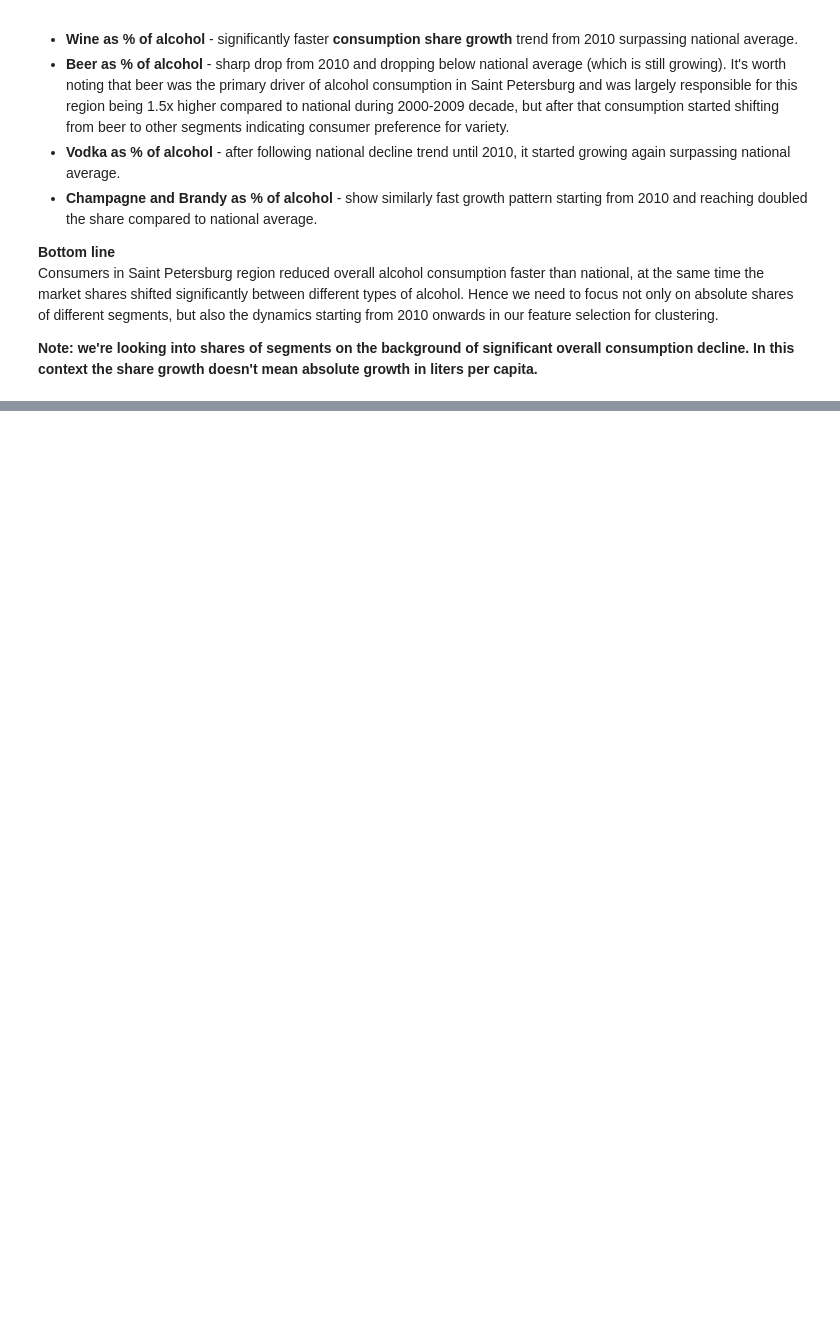
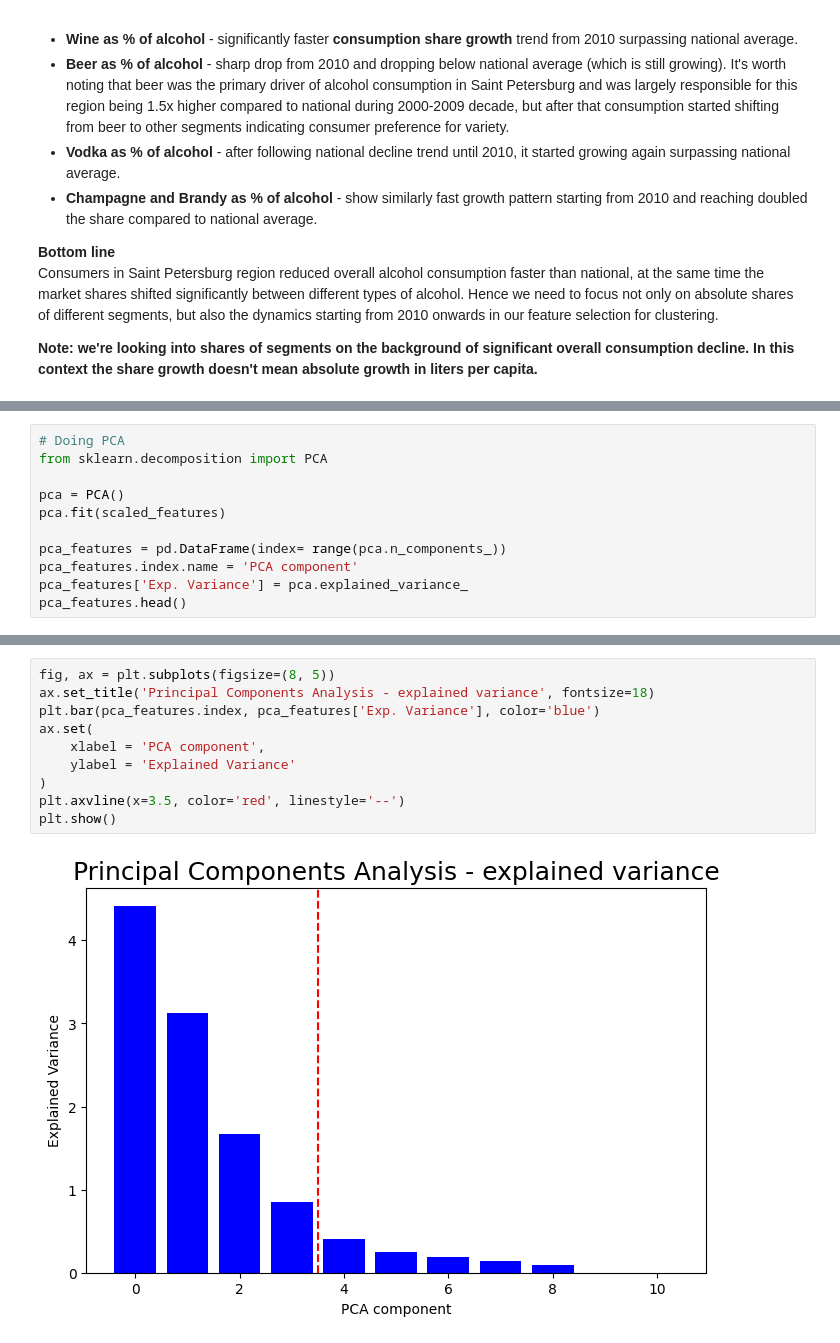
Before and after one commit to Nikhilsharma508/Project, a Jupyter notebook: Alcohol_consumption.ipynb, the cells around one changed output, grey strips where cells are left out. Saved outputs shown, nothing was run; the diff lists cells and outputs as text; blank space fills up the shorter version.

```diff
--- a/Alcohol_consumption.ipynb
+++ b/Alcohol_consumption.ipynb
@@ -200,0 +286,11 @@ Consumers in Saint Petersburg region reduced overall alcohol consumption faster
+# %%
+# Doing PCA
+from sklearn.decomposition import PCA
+
+pca = PCA()
+pca.fit(scaled_features)
+
+pca_features = pd.DataFrame(index= range(pca.n_components_))
+pca_features.index.name = 'PCA component'
+pca_features['Exp. Variance'] = pca.explained_variance_
+pca_features.head()
@@ -200,0 +305,12 @@ Consumers in Saint Petersburg region reduced overall alcohol consumption faster
+# %%
+fig, ax = plt.subplots(figsize=(8, 5))
+ax.set_title('Principal Components Analysis - explained variance', fontsize=18)
+plt.bar(pca_features.index, pca_features['Exp. Variance'], color='blue')
+ax.set(
+    xlabel = 'PCA component',
+    ylabel = 'Explained Variance'
+)
+plt.axvline(x=3.5, color='red', linestyle='--')
+plt.show()
+# %% [output]
+[figure, added]
```
Also changed, not shown: parts of 13 cells of this notebook.
